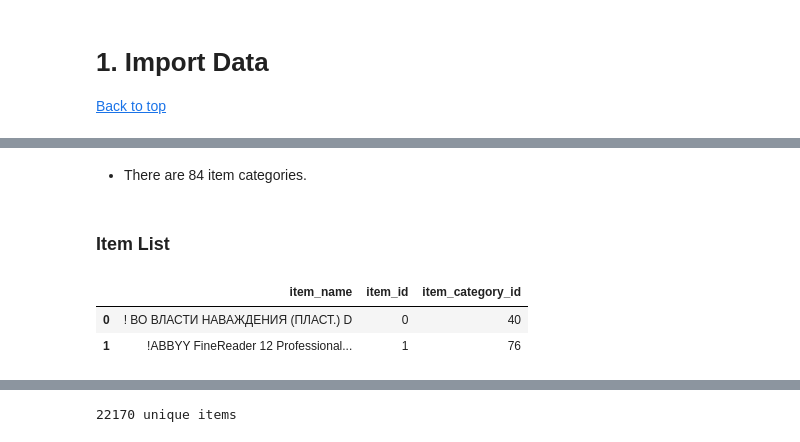
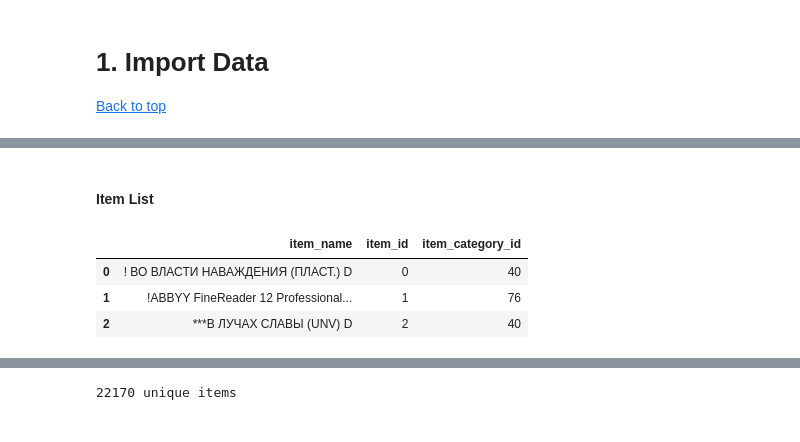
Before and after one commit to ozgekadioglu/Predict_Future_Sales, a Jupyter notebook: PresentableNotebook.ipynb, the cells around one changed output, grey strips where cells are left out. Cells and saved outputs as stored; diff of their text form; code cells hidden in the pictures.

```diff
--- a/PresentableNotebook.ipynb
+++ b/PresentableNotebook.ipynb
@@ -95,11 +56,10 @@ item_categories.head()
-# %% [markdown]
-* There are 84 item categories.
 # %% [markdown]
-### Item List
+#### Item List
 # %%
 item_list = pd.read_csv('Data/items.csv')
-item_list.head(2)
+item_list.head(3)
 # %% [output]
 |  | item_name | item_id | item_category_id |
 | 0 | ! ВО ВЛАСТИ НАВАЖДЕНИЯ (ПЛАСТ.) D | 0 | 40 |
 | 1 | !ABBYY FineReader 12 Professional... | 1 | 76 |
+| 2 | ***В ЛУЧАХ СЛАВЫ (UNV) D | 2 | 40 |
```
Also changed, not shown: parts of 152 cells of this notebook.
